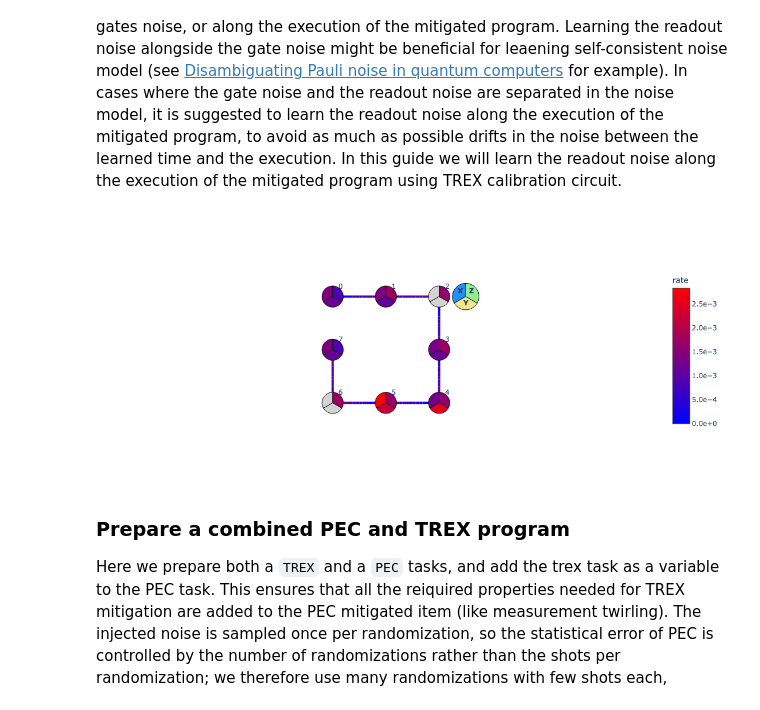
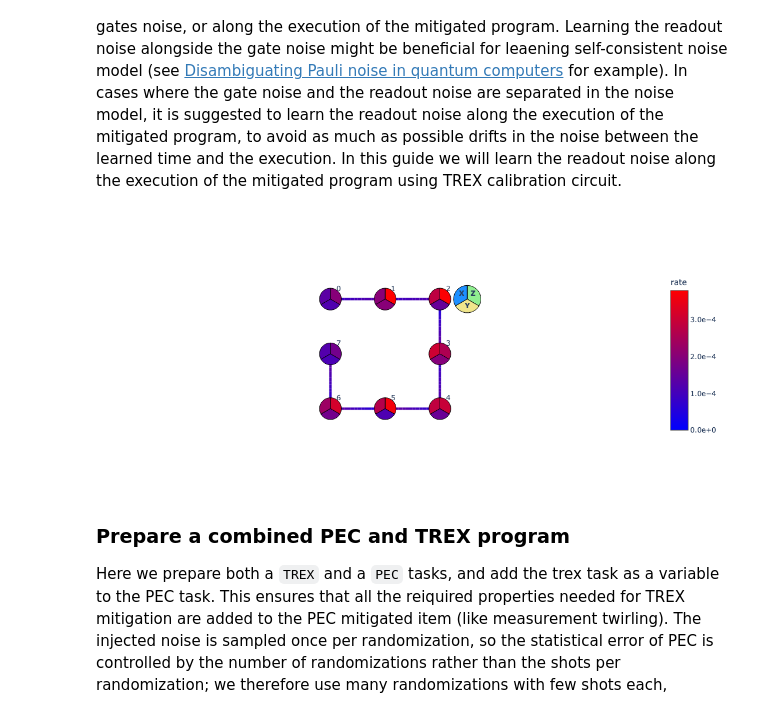
Before and after one commit to Qiskit/qiskit-mitigation, a Jupyter notebook: docs/guides/PEC_with_TREX.ipynb, the cells around one changed output. Cells and saved outputs as stored; diff of their text form; code cells hidden in the pictures.

```diff
--- a/docs/guides/PEC_with_TREX.ipynb
+++ b/docs/guides/PEC_with_TREX.ipynb
@@ -229,6 +222,7 @@ from qiskit.quantum_info import PauliList
 from qiskit_ibm_runtime.results import LayerError, PauliLindbladError
 from qiskit_ibm_runtime.visualization.embeddings import Embedding
 from qiskit_mitigation import PEC
+from qiskit_noise_learning.aer_executor import AerExecutor
 from qiskit_noise_learning.noise_learner import LearningOptions, NoiseLearner
 from samplomatic import InjectNoise
 
@@ -246,36 +240,46 @@ pec_layers = [
 ]
 layers = task_pec.find_unique_layers(mirrored_circuit, boxing_options)
 
 learning_options = LearningOptions(
-    fragment_depths=[2, 4, 8, 16], num_randomizations=200, shots_per_randomizations=64
+    fragment_depths=[2, 4, 8, 16], num_randomizations=250, shots_per_randomizations=16
 )
-learner = NoiseLearner(backend, options=learning_options, executor=noisy_executor)
+
+# qiskit-noise-learning is not compatible with the Executor in local mode,
+# and requires the simulator present in the package for running simulation
+noise_dict = {
+    get_annotation(layer.operation, Tag).ref: noise_layer
+    for layer, noise_layer in layer_noise_model
+}
+noise_learner_simulator = AerExecutor(
+    qasm_simulator=AerSimulator(method="stabilizer"), noise_dict=noise_dict
+)
+learner = NoiseLearner(backend, options=learning_options, executor=noise_learner_simulator)
 learned_noise = learner.run(pec_layers).result().to_dict()  # keyed by InjectNoise reference
 
 # Draw the learned model on the line, laid out as a line with the qubits in order.
 # Composing the two layers' maps sums their rates, giving one map over all the edges.
 embedding = Embedding(
     [(0, 0), (0, 2), (0, 4), (2, 4), (4, 4), (4, 2), (4, 0), (2, 0)], line_coupling
 )
 first, second = learned_noise.values()
 learned_model = first.compose(second).simplify()
 error = PauliLindbladError(
     PauliList(learned_model.get_qubit_sparse_pauli_list_copy().to_pauli_list()), learned_model.rates
 )
 fig = LayerError(circuit, list(range(num_qubits)), error).draw_map(
     embedding, radius=0.4, height=460, width=620
 )
 fig.update_traces(
     marker={
         "cmin": 0,
         "cmax": max(learned_model.rates),
         "colorbar": {"tickformat": ".1e", "title": "rate"},
     },
     selector={"mode": "markers"},
 )
 fig.show()
 # %% [output]
-[figure, old version]
+[figure, new version]
 # %% [markdown]
 ### Prepare a combined PEC and TREX program
 
```
Also changed, not shown: parts of 5 cells of this notebook.
